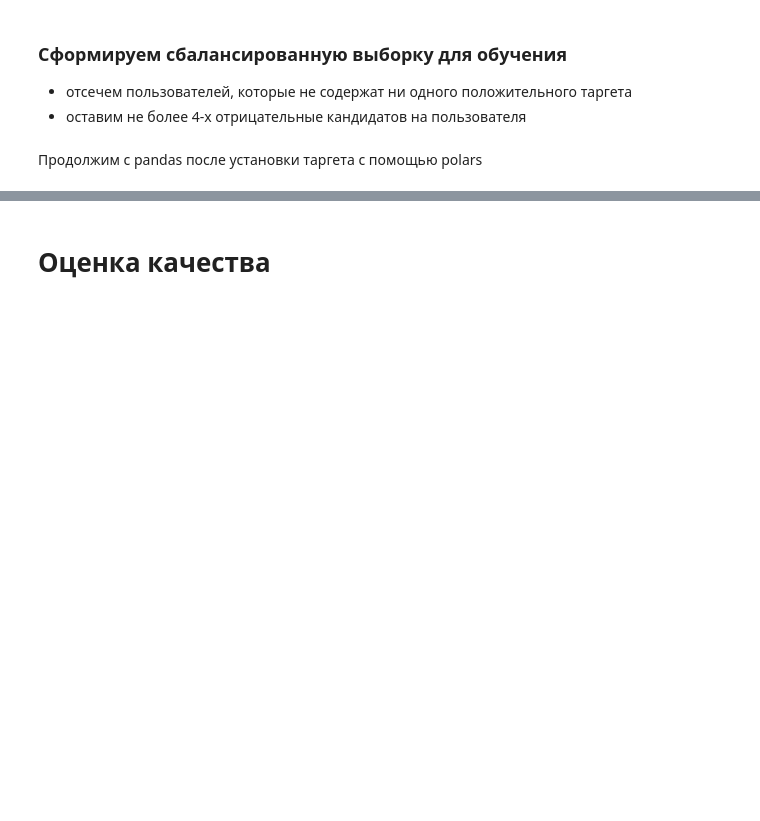
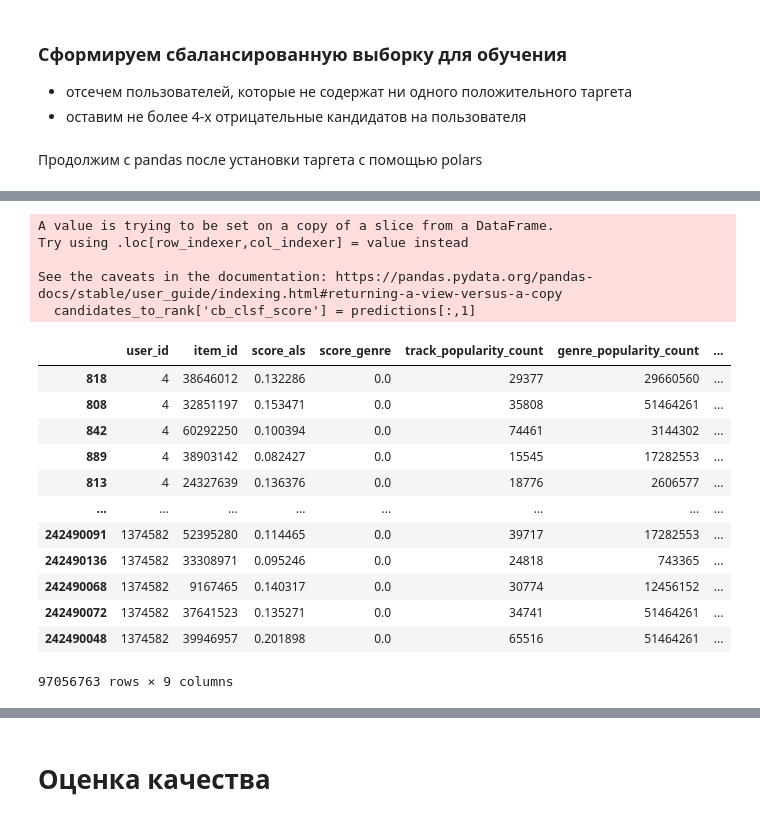
Before and after one commit to khromenko/mle-project-sprint-4-v001, a Jupyter notebook: recommendations.ipynb, the cells around one changed output, grey strips where cells are left out. Cells and saved outputs as stored; diff of their text form; code cells hidden in the pictures; blank space fills up the shorter version.

```diff
--- a/recommendations.ipynb
+++ b/recommendations.ipynb
@@ -2722,0 +1823,6 @@ candidates_to_train
+# %%
+feature_cols = ['score_als', 'score_genre', 'track_popularity_count', 'genre_popularity_count',	'user_track_count']
+X = candidates_to_rank[feature_cols]
+
+predictions = model_cb.predict_proba(X)
+predictions
@@ -2722,0 +1837,25 @@ candidates_to_train
+# %%
+candidates_to_rank['cb_clsf_score'] = predictions[:,1]
+candidates_to_rank = candidates_to_rank.sort_values(by=['user_id', 'cb_clsf_score'], ascending=[True, False])
+candidates_to_rank['rank'] = candidates_to_rank.groupby(by='user_id').cumcount()+1
+
+candidates_to_rank
+# %% [output]
+A value is trying to be set on a copy of a slice from a DataFrame.
+Try using .loc[row_indexer,col_indexer] = value instead
+
+See the caveats in the documentation: https://pandas.pydata.org/pandas-docs/stable/user_guide/indexing.html#returning-a-view-versus-a-copy
+  candidates_to_rank['cb_clsf_score'] = predictions[:,1]
+|  | user_id | item_id | score_als | score_genre | track_popularity_count | genre_popularity_count | ... |
+| 818 | 4 | 38646012 | 0.132286 | 0.0 | 29377 | 29660560 | ... |
+| 808 | 4 | 32851197 | 0.153471 | 0.0 | 35808 | 51464261 | ... |
+| 842 | 4 | 60292250 | 0.100394 | 0.0 | 74461 | 3144302 | ... |
+| 889 | 4 | 38903142 | 0.082427 | 0.0 | 15545 | 17282553 | ... |
+| 813 | 4 | 24327639 | 0.136376 | 0.0 | 18776 | 2606577 | ... |
+| ... | ... | ... | ... | ... | ... | ... | ... |
+| 242490091 | 1374582 | 52395280 | 0.114465 | 0.0 | 39717 | 17282553 | ... |
+| 242490136 | 1374582 | 33308971 | 0.095246 | 0.0 | 24818 | 743365 | ... |
+| 242490068 | 1374582 | 9167465 | 0.140317 | 0.0 | 30774 | 12456152 | ... |
+| 242490072 | 1374582 | 37641523 | 0.135271 | 0.0 | 34741 | 51464261 | ... |
+| 242490048 | 1374582 | 39946957 | 0.201898 | 0.0 | 65516 | 51464261 | ... |
+97056763 rows × 9 columns
```
Also changed, not shown: parts of 129 cells of this notebook, 1 other file.
